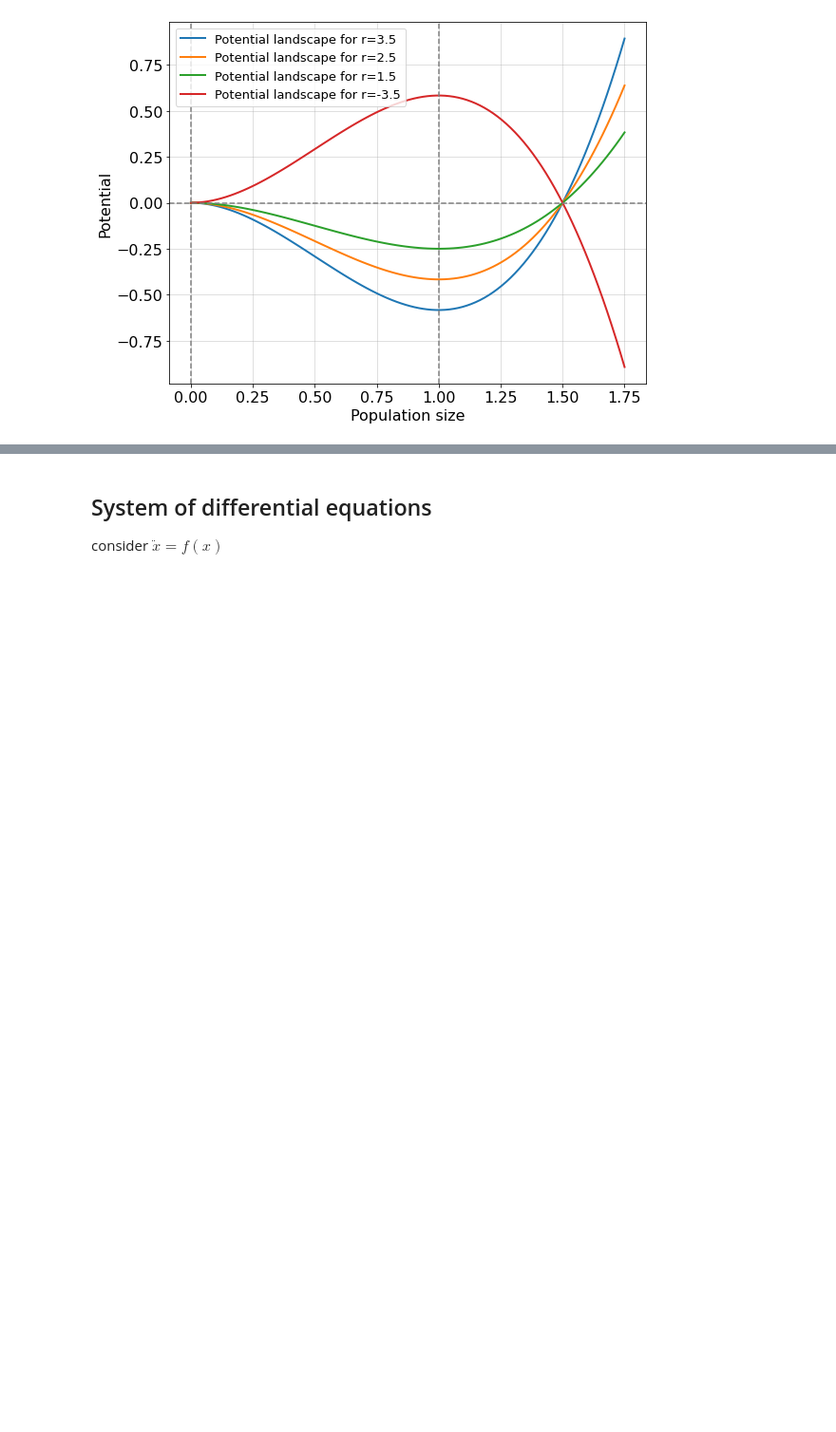
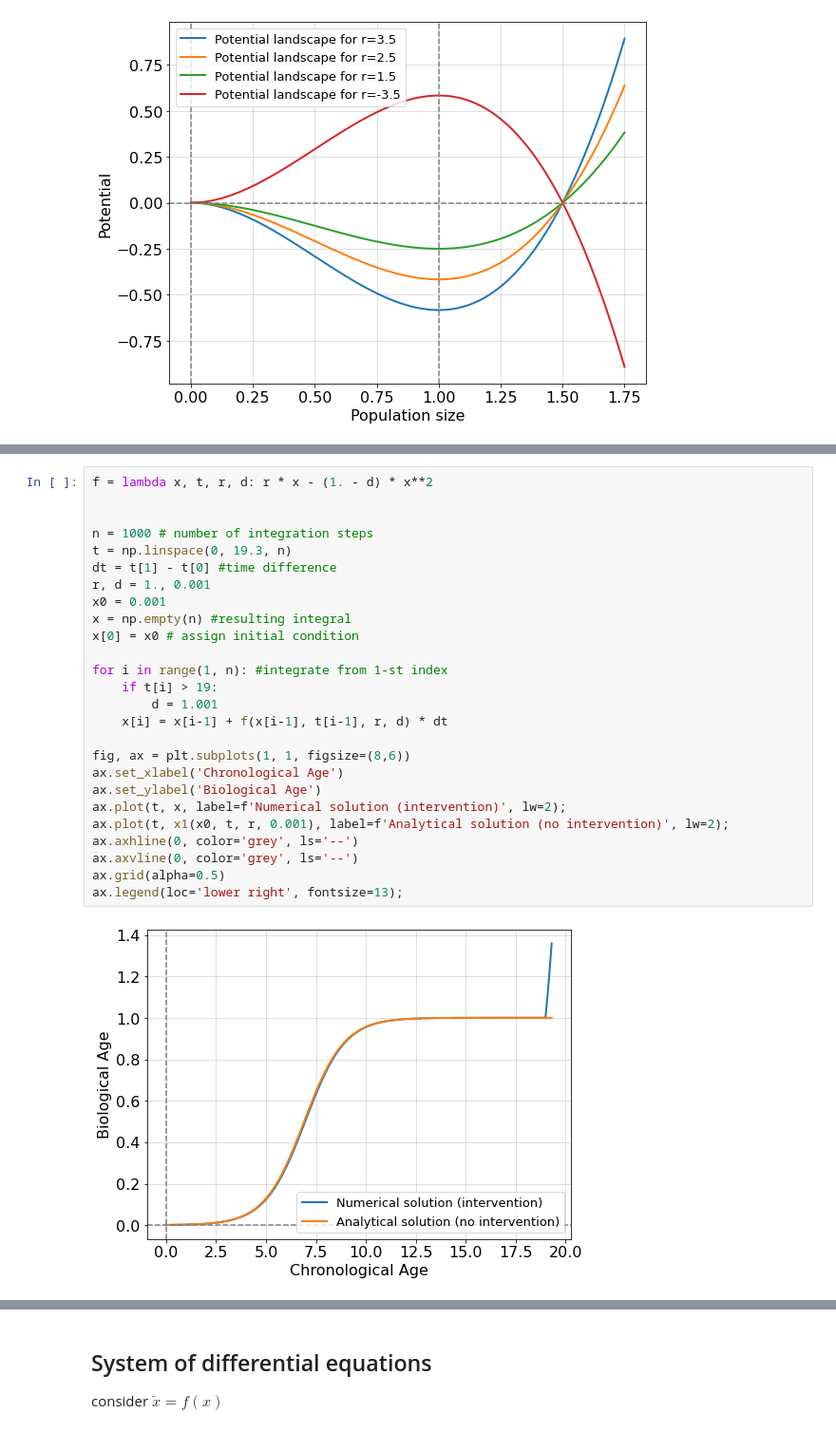
Before and after one commit to ComputationalAgingLab/computational_aging_course, a Jupyter notebook: _sources/dyn/system_resilience.ipynb, the cells around one changed output, grey strips where cells are left out. Shown: that part at 95% size. Drawn from its saved outputs; the diff is of its cells as text; blank space fills up the shorter version.

```diff
--- a/_sources/dyn/system_resilience.ipynb
+++ b/_sources/dyn/system_resilience.ipynb
@@ -421,0 +501,28 @@ Interestingly that a sequence of parameters $r$ changes the shape of potential f
+# %%
+f = lambda x, t, r, d: r * x - (1. - d) * x**2
+
+
+n = 1000 # number of integration steps
+t = np.linspace(0, 19.3, n)
+dt = t[1] - t[0] #time difference
+r, d = 1., 0.001
+x0 = 0.001
+x = np.empty(n) #resulting integral
+x[0] = x0 # assign initial condition
+
+for i in range(1, n): #integrate from 1-st index
+    if t[i] > 19:
+        d = 1.001
+    x[i] = x[i-1] + f(x[i-1], t[i-1], r, d) * dt
+
+fig, ax = plt.subplots(1, 1, figsize=(8,6))
+ax.set_xlabel('Chronological Age')
+ax.set_ylabel('Biological Age')
+ax.plot(t, x, label=f'Numerical solution (intervention)', lw=2);
+ax.plot(t, x1(x0, t, r, 0.001), label=f'Analytical solution (no intervention)', lw=2);
+ax.axhline(0, color='grey', ls='--')
+ax.axvline(0, color='grey', ls='--')
+ax.grid(alpha=0.5)
+ax.legend(loc='lower right', fontsize=13);
+# %% [output]
+[figure, added]
```
Also changed, not shown: parts of 11 cells of this notebook, 6 other files.
